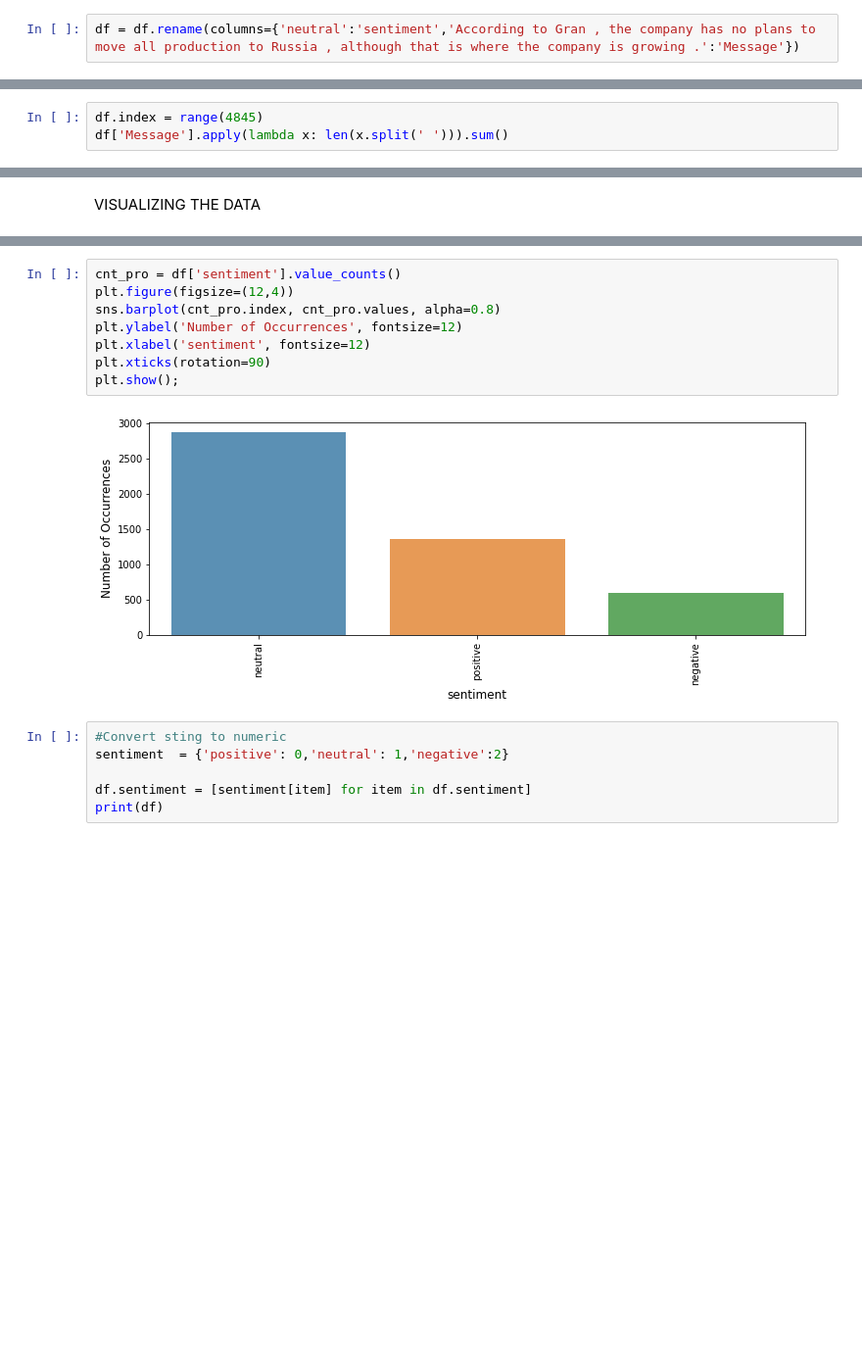
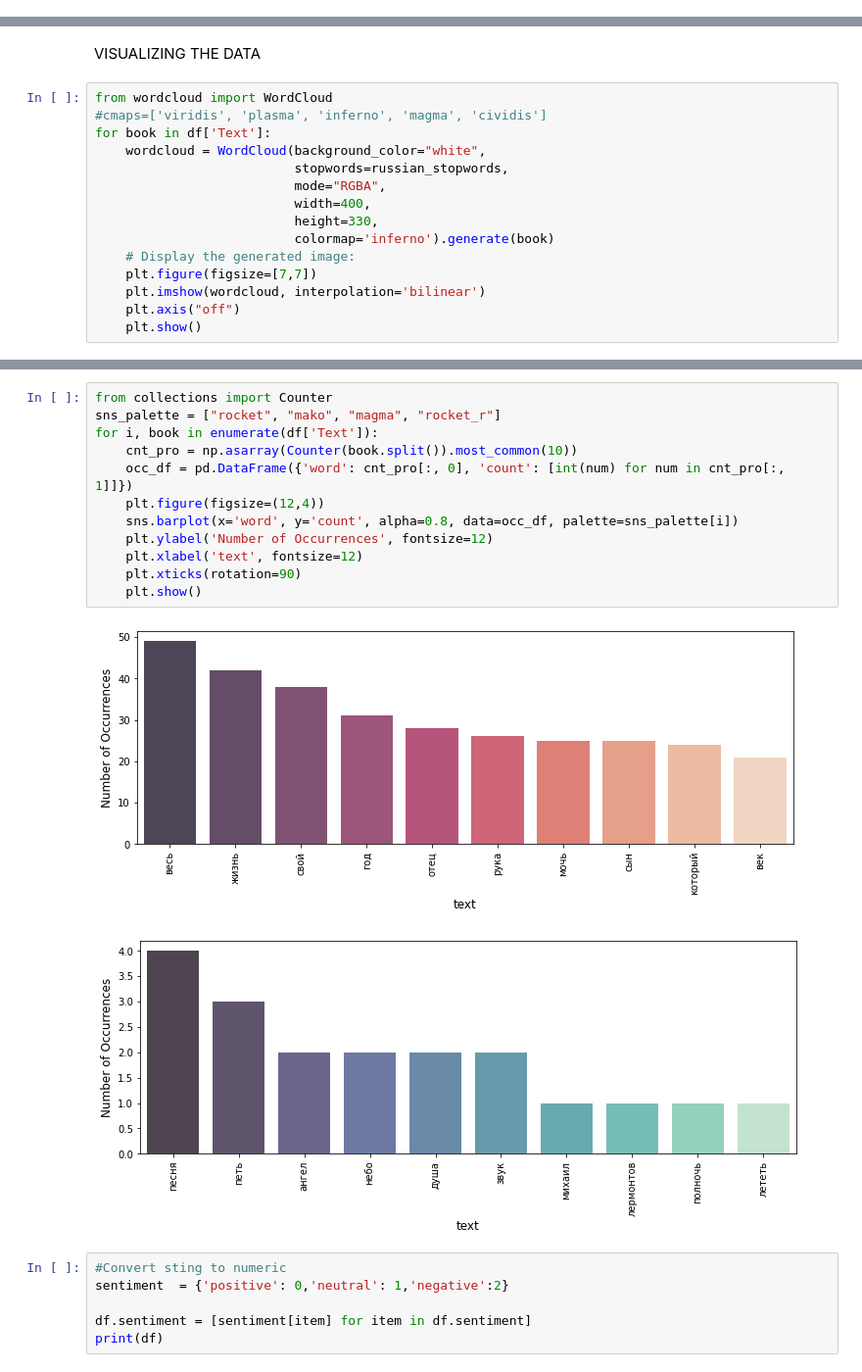
Before and after one commit to kmaltcev/NLP-BiLSTM-model, a Jupyter notebook: CNN_BiLSTM.ipynb, the cells around one changed output, grey strips where cells are left out. Shown at 98% size. Saved outputs shown, nothing was run; the diff lists cells and outputs as text; blank space fills up the shorter version.

Commit message:
wordcloud & graphs

```diff
--- a/CNN_BiLSTM.ipynb
+++ b/CNN_BiLSTM.ipynb
@@ -31,2 +38,0 @@ df.head()
-# %%
-df = df.rename(columns={'neutral':'sentiment','According to Gran , the company has no plans to move all production to Russia , although that is where the company is growing .':'Message'})
@@ -37,3 +38,0 @@ df.shape
-# %%
-df.index = range(4845)
-df['Message'].apply(lambda x: len(x.split(' '))).sum()
@@ -42,2 +70,17 @@ df['Message'].apply(lambda x: len(x.split(' '))).sum()
 # %% [markdown]
 VISUALIZING THE DATA
+# %%
+from wordcloud import WordCloud
+#cmaps=['viridis', 'plasma', 'inferno', 'magma', 'cividis']
+for book in df['Text']:
+    wordcloud = WordCloud(background_color="white",
+                          stopwords=russian_stopwords,
+                          mode="RGBA",
+                          width=400,
+                          height=330,
+                          colormap='inferno').generate(book)
+    # Display the generated image:
+    plt.figure(figsize=[7,7])
+    plt.imshow(wordcloud, interpolation='bilinear')
+    plt.axis("off")
+    plt.show()
@@ -44,13 +92,18 @@ VISUALIZING THE DATA
 # %%
-cnt_pro = df['sentiment'].value_counts()
-plt.figure(figsize=(12,4))
-sns.barplot(cnt_pro.index, cnt_pro.values, alpha=0.8)
-plt.ylabel('Number of Occurrences', fontsize=12)
-plt.xlabel('sentiment', fontsize=12)
-plt.xticks(rotation=90)
-plt.show();
+from collections import Counter
+sns_palette = ["rocket", "mako", "magma", "rocket_r"]
+for i, book in enumerate(df['Text']):
+    cnt_pro = np.asarray(Counter(book.split()).most_common(10))
+    occ_df = pd.DataFrame({'word': cnt_pro[:, 0], 'count': [int(num) for num in cnt_pro[:, 1]]})
+    plt.figure(figsize=(12,4))
+    sns.barplot(x='word', y='count', alpha=0.8, data=occ_df, palette=sns_palette[i])
+    plt.ylabel('Number of Occurrences', fontsize=12)
+    plt.xlabel('text', fontsize=12)
+    plt.xticks(rotation=90)
+    plt.show()
 # %% [output]
-[figure, old version]
+[figure, new version]
+[figure, added]
 # %%
 #Convert sting to numeric
 sentiment  = {'positive': 0,'neutral': 1,'negative':2}
```
Also changed, not shown: parts of 9 cells of this notebook, 1 other file.
